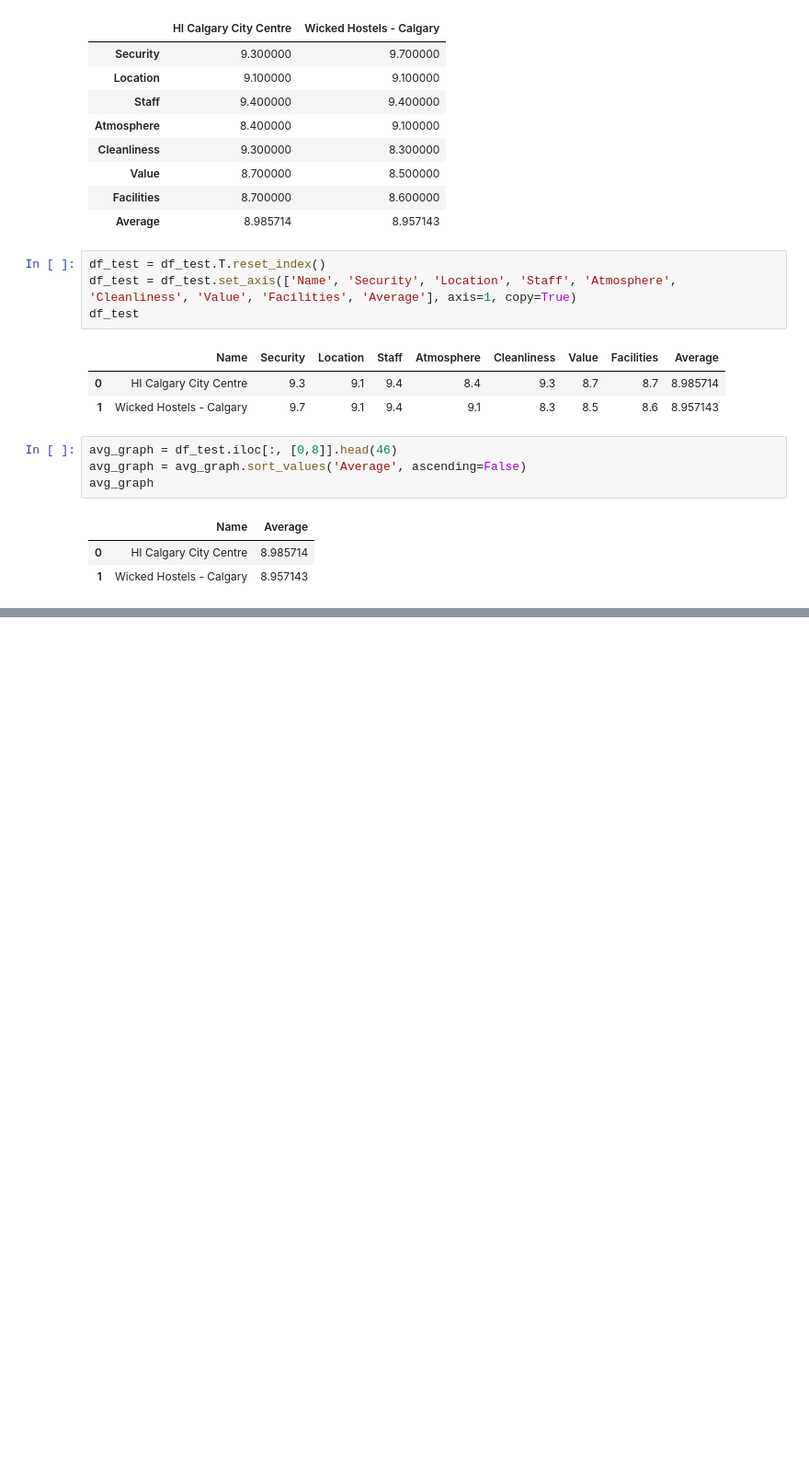
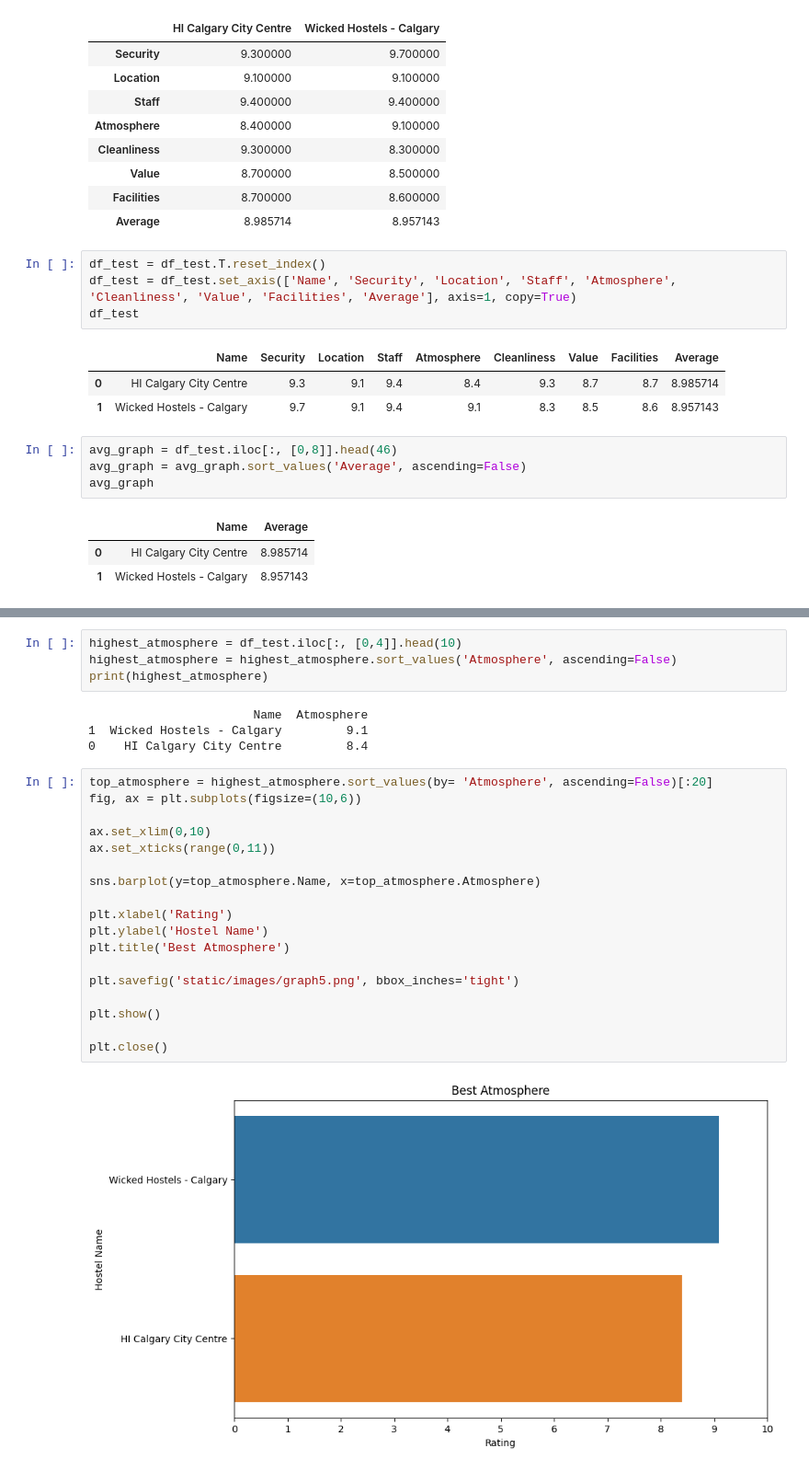
Before and after one commit to vknanavati/React-Flask-Hostel-App, a Jupyter notebook: backend/hostel_graphs.ipynb, the cells around one changed output, grey strips where cells are left out. Shown at 92% size. Drawn from its saved outputs; the diff is of its cells as text; blank space fills up the shorter version.

```diff
--- a/backend/hostel_graphs.ipynb
+++ b/backend/hostel_graphs.ipynb
@@ -66,0 +156,28 @@ plt.close()
+# %%
+highest_atmosphere = df_test.iloc[:, [0,4]].head(10)
+highest_atmosphere = highest_atmosphere.sort_values('Atmosphere', ascending=False)
+print(highest_atmosphere)
+# %% [output]
+                       Name  Atmosphere
+1  Wicked Hostels - Calgary         9.1
+0    HI Calgary City Centre         8.4
+# %%
+top_atmosphere = highest_atmosphere.sort_values(by= 'Atmosphere', ascending=False)[:20]
+fig, ax = plt.subplots(figsize=(10,6))
+
+ax.set_xlim(0,10)
+ax.set_xticks(range(0,11))
+
+sns.barplot(y=top_atmosphere.Name, x=top_atmosphere.Atmosphere)
+
+plt.xlabel('Rating')
+plt.ylabel('Hostel Name')
+plt.title('Best Atmosphere')
+
+plt.savefig('static/images/graph5.png', bbox_inches='tight')
+
+plt.show()
+
+plt.close()
+# %% [output]
+[figure, added]
```
Also changed, not shown: parts of 13 cells of this notebook.
